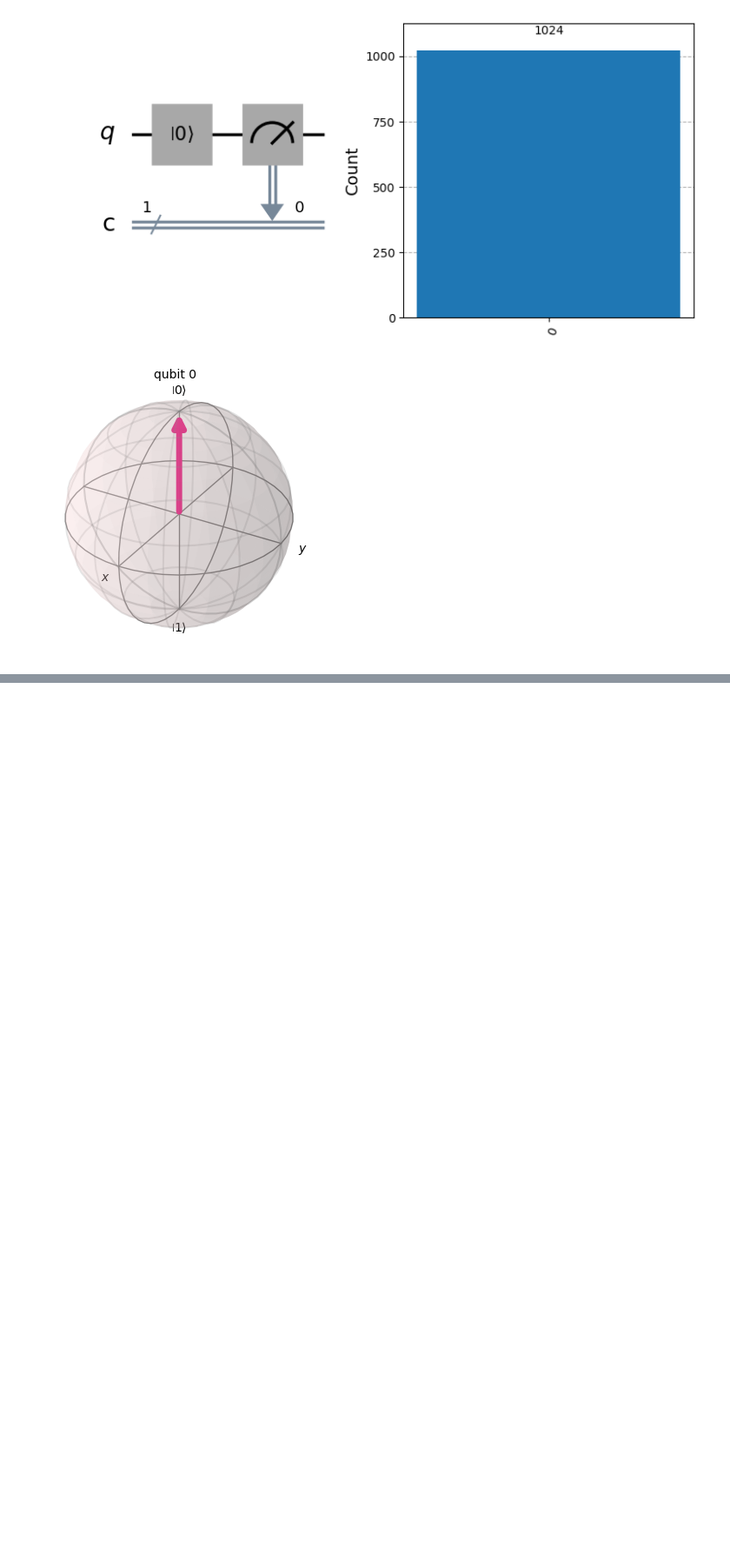
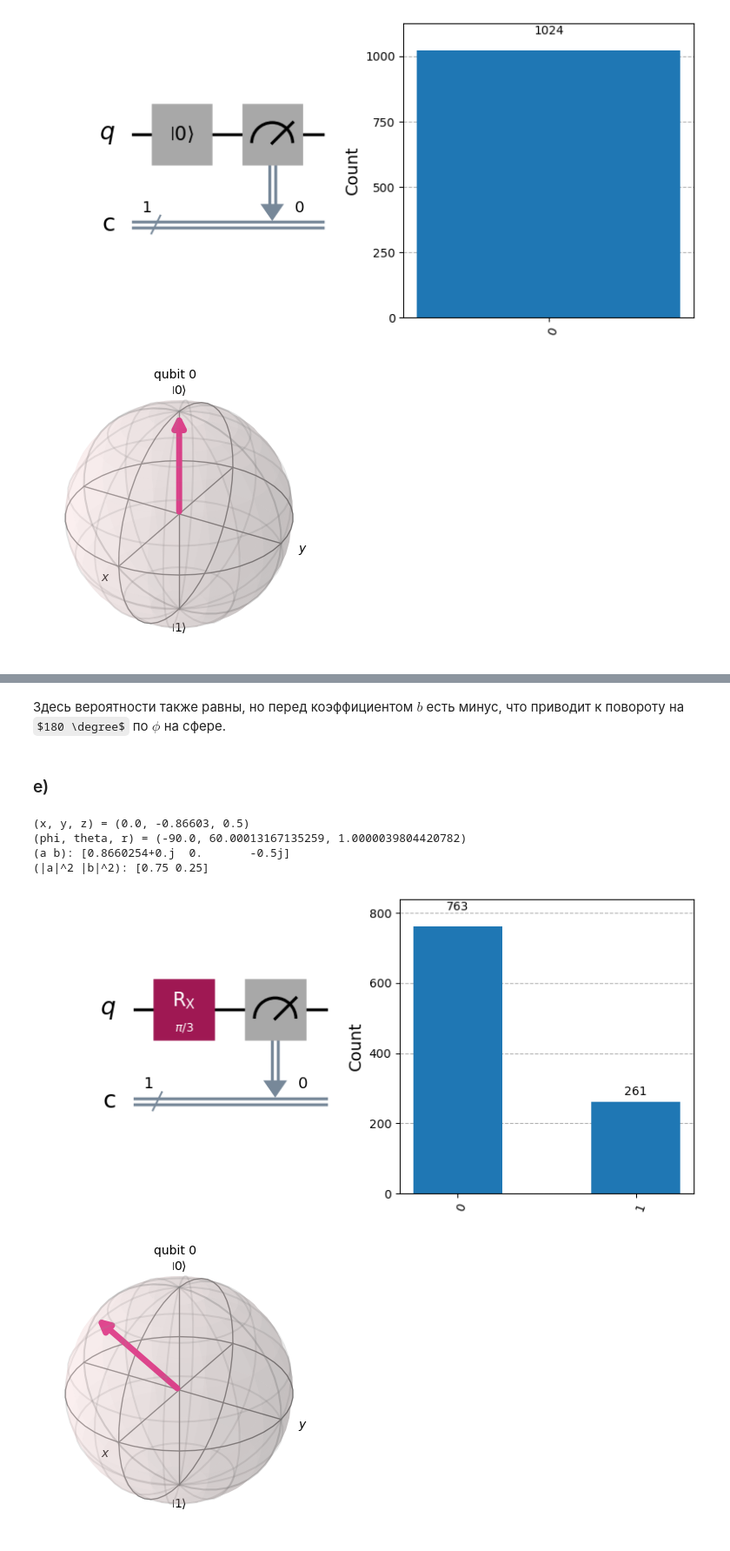
Before and after one commit to fish-from-SanDiego/qubit-labs, a Jupyter notebook: lab1.ipynb, the cells around one changed output, grey strips where cells are left out. Shown at 87% size. Cells and saved outputs as stored; diff of their text form; code cells hidden in the pictures; some formulas as TeX source; blank space fills up the shorter version.

```diff
--- a/lab1.ipynb
+++ b/lab1.ipynb
@@ -228,0 +338,32 @@ plot_bloch_multivector(state)
+# %% [markdown]
+Здесь вероятности также равны, но перед коэффициентом $b$ есть минус, что приводит к повороту на $180 \degree$ по $\phi$ на сфере.
+# %% [markdown]
+### e)
+# %%
+q_reg = QuantumRegister(1, 'q')
+c_reg = ClassicalRegister(1, 'c')
+circuit = QuantumCircuit(q_reg, c_reg)
+plt.close()
+circuit.rx(np.pi / 3, q_reg[0])
+state = Statevector.from_instruction(circuit)
+circuit.measure(q_reg[0], c_reg[0])
+xyz = bloch_coords(state[0], state[1])
+print("(x, y, z) =", xyz)
+print("(phi, theta, r) =", cartesian_to_spherical(*xyz))
+print("(a b):", state.data)
+print("(|a|^2 |b|^2):", state.probabilities())
+_, axs = plt.subplots(1, 2, figsize=figsize(8, 4))
+
+circuit.draw(ax=axs[0], output='mpl')
+run_with_plot(circuit, figsize=(5, 5), should_show_close=False, ax=axs[1])
+
+plt.tight_layout()
+plt.show()
+plot_bloch_multivector(state)
+# %% [output]
+(x, y, z) = (0.0, -0.86603, 0.5)
+(phi, theta, r) = (-90.0, 60.00013167135259, 1.0000039804420782)
+(a b): [0.8660254+0.j  0.       -0.5j]
+(|a|^2 |b|^2): [0.75 0.25]
+[figure, added]
+[figure, added]
```
Also changed, not shown: parts of 48 cells of this notebook, 1 other file.
